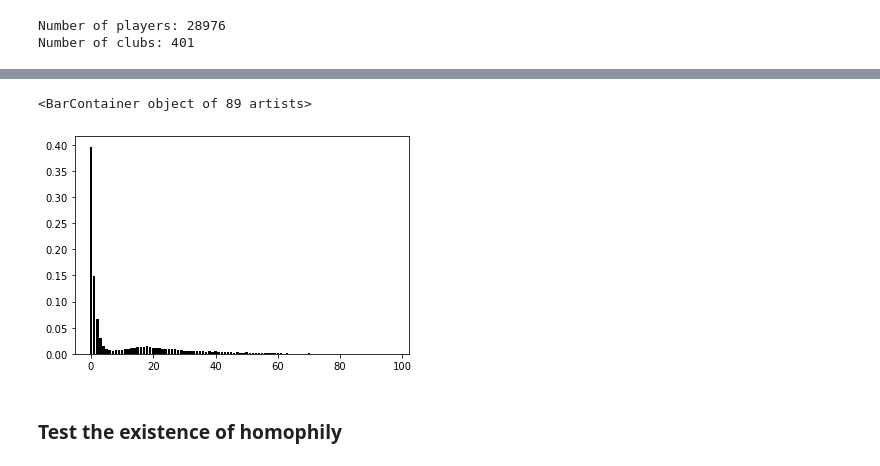
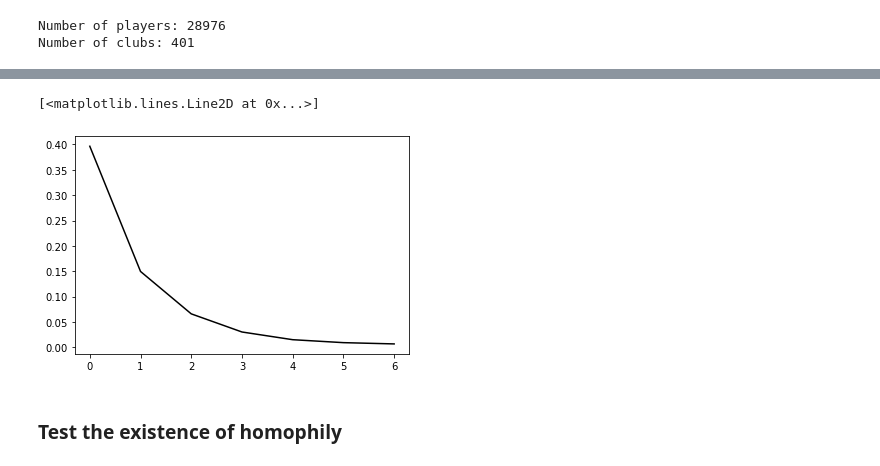
Before and after one commit to willit031794/net-analytics-ftp, a Jupyter notebook: scripts/analysis.ipynb, the cells around one changed output, grey strips where cells are left out. Saved outputs shown, nothing was run; the diff lists cells and outputs as text; code cells hidden in the pictures.

```diff
--- a/scripts/analysis.ipynb
+++ b/scripts/analysis.ipynb
@@ -232,8 +310,9 @@ df.drop_duplicates(inplace = True)
 # add column `num_transfer` which represent the number of time a player moved
 df['count'] = 1
 df['num_transfer'] = df.groupby('player_name')['count'].cumcount() + 1
-df['max_transfer'] = df.groupby('player_name')['num_transfer'].transform(np.max)
-df.drop(columns = 'count', inplace = True)
+df['max_transfer'] = df.groupby('player_name')['num_transfer'].transform(
+    np.max)
+df.drop(columns='count', inplace=True)
 print(f'number of observation: {len(df)}')
 df.head()
 # %% [output]
@@ -294,11 +365,10 @@ for player in tqdm(player_list):
     temp_df = df[df['player_name'] == player]
 
     # reset_index
-    temp_df.reset_index(drop = True, inplace = True)
+    temp_df.reset_index(drop=True, inplace=True)
 
     # initiate inside dictionaries
     aff_clubs = {}
-
     """
     loop over the dataset to get the year and club name
     this represent that a player stay in a club from year A - year B
@@ -313,7 +383,8 @@ for player in tqdm(player_list):
 
         club_name = temp_df.iloc[row]['club_name']
 
-        year_list = np.arange(temp_df.iloc[row]['year'], temp_df.iloc[row + 1]['year'])
+        year_list = np.arange(temp_df.iloc[row]['year'],
+                              temp_df.iloc[row + 1]['year'])
 
         # get the affiliated player each year from `nested_dict`
         for year in year_list:
@@ -335,7 +406,7 @@ for player in tqdm(player_list):
         # adjust for the case when player moves back to the club he's been before
         if club_name in aff_clubs.keys():
 
-                aff_clubs[club_name].update(year_member)
+            aff_clubs[club_name].update(year_member)
 
         else:
 
@@ -379,9 +450,9 @@ for i in tqdm(range(len(df))):
 
         # get necessary variables (keys)
         player = df['player_name'][i]
-        prev_club = df['club_name'][i-1]
+        prev_club = df['club_name'][i - 1]
         club = df['club_name'][i]
-        prev_year = df['year'][i-1]
+        prev_year = df['year'][i - 1]
         this_year = df['year'][i]
         year_range = np.arange(prev_year, this_year)
 
@@ -407,7 +478,9 @@ for i in tqdm(range(len(df))):
             aff_players = set.union(set(prev_set), set(aff_players))
 
         # get `k_names`, `k_val`
-        k_name = list(set.intersection(set(aff_players), set(in_club_player)) - set([player]))
+        k_name = list(
+            set.intersection(set(aff_players), set(in_club_player)) -
+            set([player]))
         k_val = len(k_name)
 
         # append data
@@ -426,13 +499,13 @@ df['k_name'] = k_names
 k_count = df[['k']].dropna()
 k_count['count'] = 1
 k_count = pd.DataFrame(k_count.groupby('k')['count'].agg('count'))
-k_count.reset_index(inplace = True)
+k_count.reset_index(inplace=True)
 k_count['pk'] = k_count['count'] / sum(k_count['count'])
 
 k_pk = k_count
 # hardcode: further `k` does not seem relevant anymore
-# xmax = 6
-# k_pk = k_pk[k_pk['k'] <= xmax]
+xmax = 6
+k_pk = k_pk[k_pk['k'] <= xmax]
 k_pk
 # %% [output]
 |  | k | count | pk |
@@ -451,10 +519,8 @@ k_pk
 # %%
-plt.bar(k_pk['k'],
-         k_pk['pk'],
-         color = 'black')
+plt.plot(k_pk['k'], k_pk['pk'], color='black')
 # %% [output]
-<BarContainer object of 89 artists>
+[<matplotlib.lines.Line2D at 0x...>]
-[figure, old version]
+[figure, new version]
 # %% [markdown]
 ### Test the existence of homophily
 # %% [markdown]
```
Also changed, not shown: parts of 108 cells of this notebook, 1 other file.
